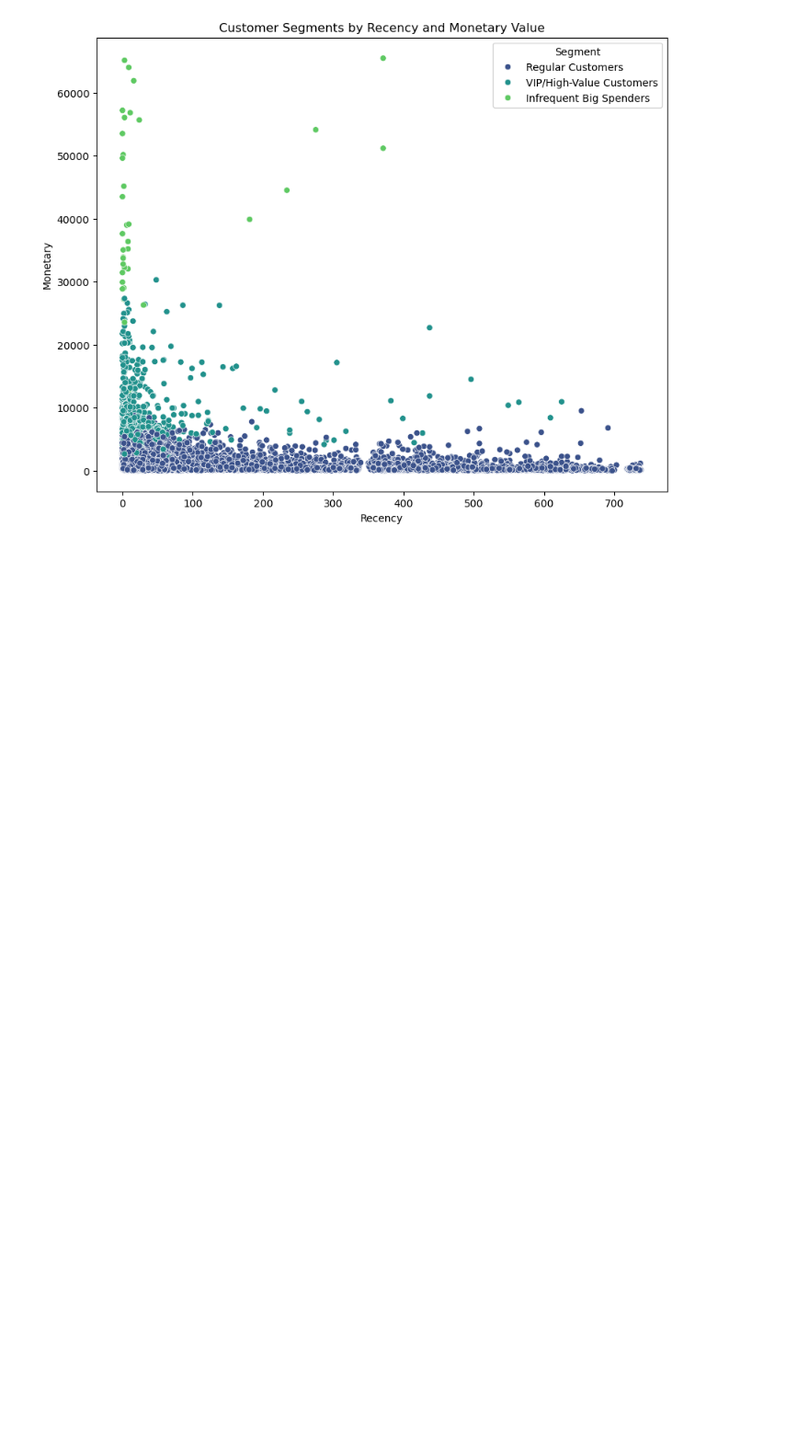
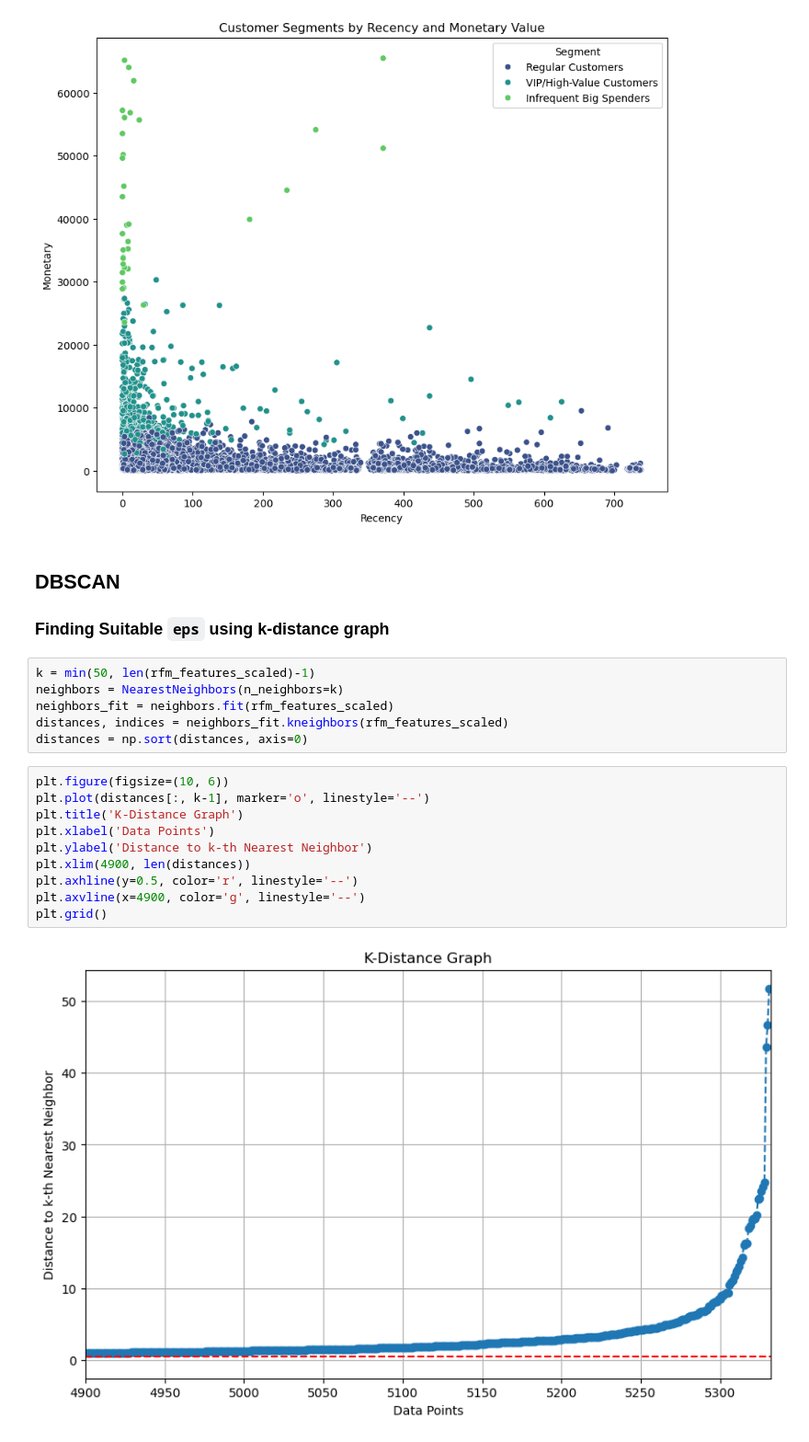
Before and after one commit to davidry777/FACETS-LLM, a Jupyter notebook: notebooks/customer_segmentation.ipynb, the cells around one changed output. Shown at 92% size. Saved outputs shown, nothing was run; the diff lists cells and outputs as text; blank space fills up the shorter version.

Commit message:
FInished: Experiment with DBSCAN clustering for improved segmentation. #20

```diff
--- a/notebooks/customer_segmentation.ipynb
+++ b/notebooks/customer_segmentation.ipynb
@@ -233,3 +236,25 @@ plt.title('Customer Segments by Recency and Monetary Value')
 # %% [output]
 Text(0.5, 1.0, 'Customer Segments by Recency and Monetary Value')
 [figure]
+# %% [markdown]
+## DBSCAN
+
+### Finding Suitable `eps` using k-distance graph
+# %%
+k = min(50, len(rfm_features_scaled)-1)
+neighbors = NearestNeighbors(n_neighbors=k)
+neighbors_fit = neighbors.fit(rfm_features_scaled)
+distances, indices = neighbors_fit.kneighbors(rfm_features_scaled)
+distances = np.sort(distances, axis=0)
+# %%
+plt.figure(figsize=(10, 6))
+plt.plot(distances[:, k-1], marker='o', linestyle='--')
+plt.title('K-Distance Graph')
+plt.xlabel('Data Points')
+plt.ylabel('Distance to k-th Nearest Neighbor')
+plt.xlim(4900, len(distances))
+plt.axhline(y=0.5, color='r', linestyle='--')
+plt.axvline(x=4900, color='g', linestyle='--')
+plt.grid()
+# %% [output]
+[figure, added]
```
Also changed, not shown: parts of 6 cells of this notebook.
